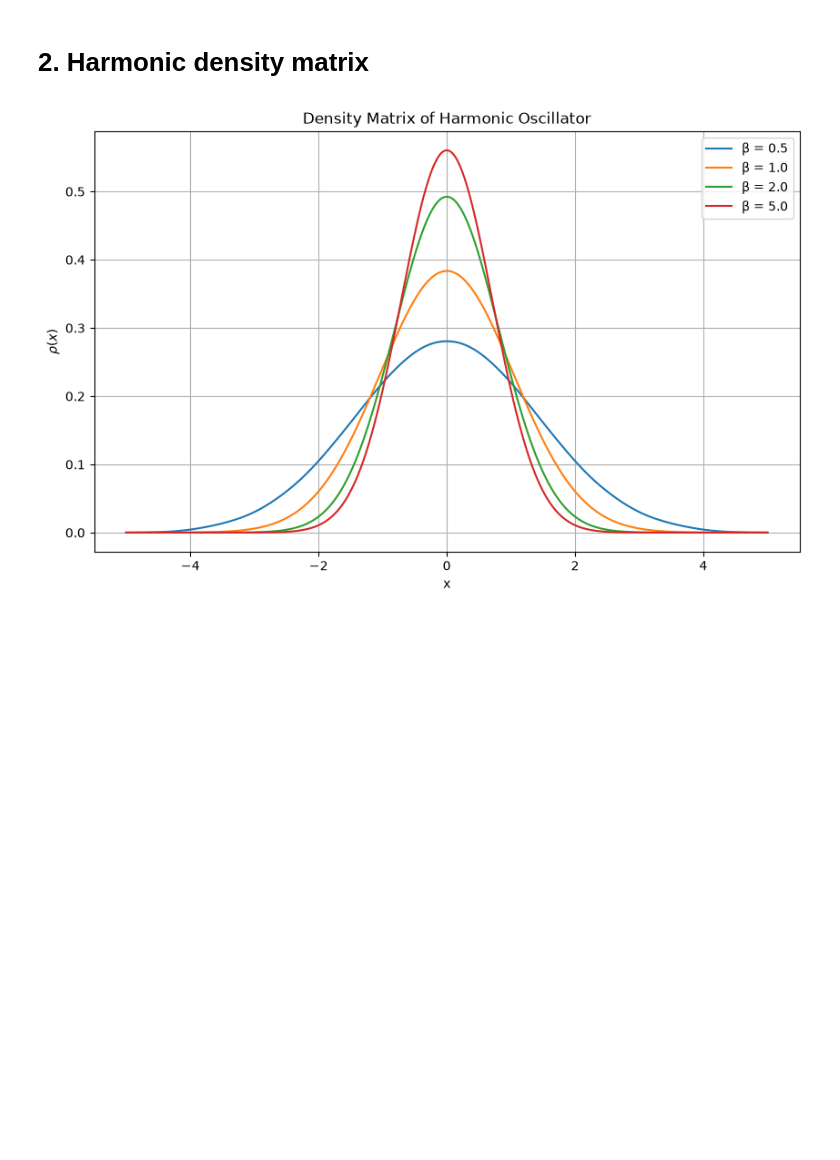
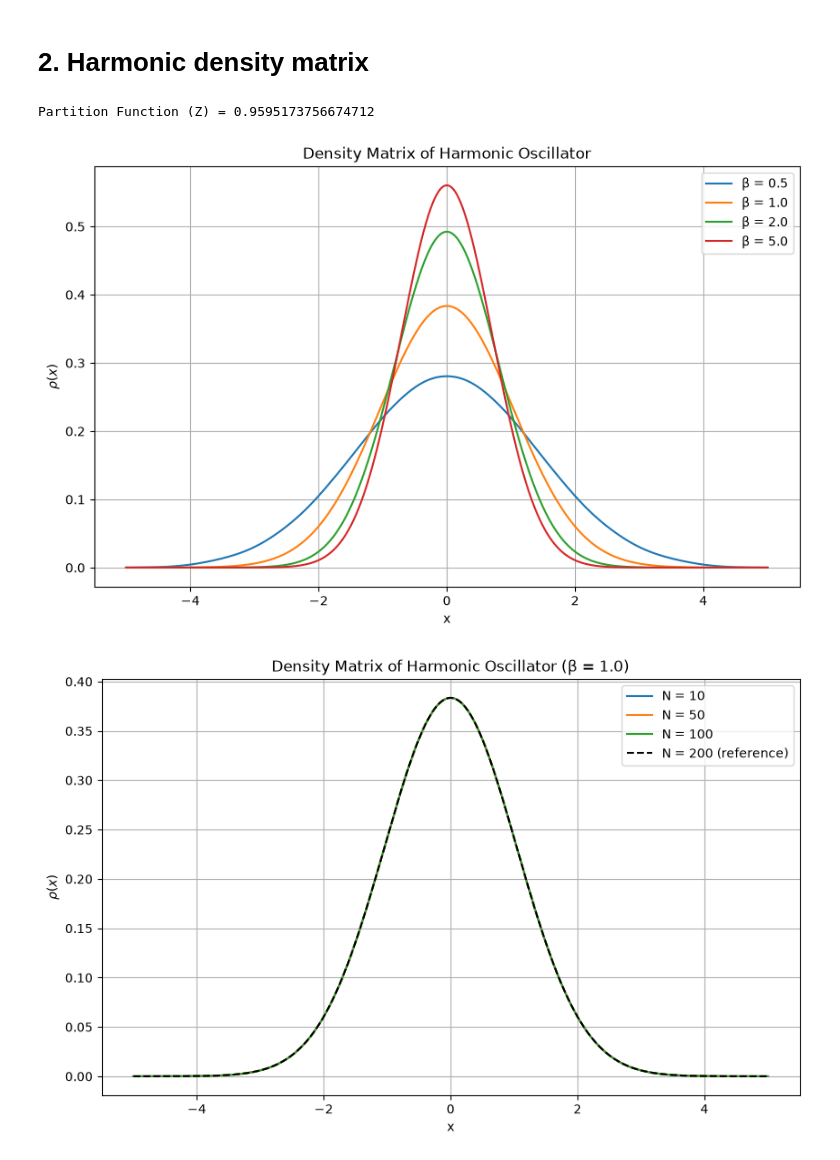
Before and after one commit to pamuduamarasinghe/Computational-Statistical-Mechanics, a Jupyter notebook: CSM06.ipynb, the cells around one changed output. Saved outputs shown, nothing was run; the diff lists cells and outputs as text; code cells hidden in the pictures; blank space fills up the shorter version.

Commit message:
Harmonic density matrix

```diff
--- a/CSM06.ipynb
+++ b/CSM06.ipynb
@@ -67,32 +67,65 @@ def P(n, beta, nmax):
     return np.exp(-beta * Energy(n)) / Z(beta, nmax)
 
 
-# Density matrix
+#density matrix
 def density_matrix(nmax, x, beta):
 
     rho = np.zeros_like(x)
 
     for i in range(nmax):
 
-        rho += P(i, beta, nmax) * Psi(i, x, x0)**2
+        weight = np.exp(-beta * Energy(i))
+
+        if weight < 1e-12:
+            break
+
+        rho += (weight / Z(beta, nmax)) * Psi(i, x, x0)**2
 
     return rho
 
 
 x = np.linspace(-5, 5, 1000)
 betas = [0.5, 1.0, 2.0, 5.0]
 
 plt.figure(figsize=(10,6))
 
 for beta in betas:
     rho = density_matrix(10, x, beta)
     plt.plot(x, rho, label=f"β = {beta}")
 
 plt.title("Density Matrix of Harmonic Oscillator")
 plt.xlabel("x")
 plt.ylabel(r"$\rho(x)$")
 plt.grid(True)
 plt.legend()
+
+
+
+beta = 1.0
+N = 100
+Z_value = Z(beta, N)
+
+print("Partition Function (Z) =", Z_value)
+
+# density matrix for different N values
+N_values = [10, 50, 100]
+
+plt.figure(figsize=(10,6))
+
+for N in N_values:
+
+    rho = density_matrix(N, x, beta)
+    plt.plot(x, rho, label=f"N = {N}")
+
+plt.plot(x, density_matrix(1000, x, beta), 'k--', label='N = 200 (reference)')
+plt.title(f"Density Matrix of Harmonic Oscillator (β = {beta})")
+plt.xlabel("x")
+plt.ylabel(r"$\rho(x)$")
+plt.grid(True)
+plt.legend()
+
 plt.show()
 # %% [output]
+Partition Function (Z) = 0.9595173756674712
 [figure]
+[figure, added]
```
